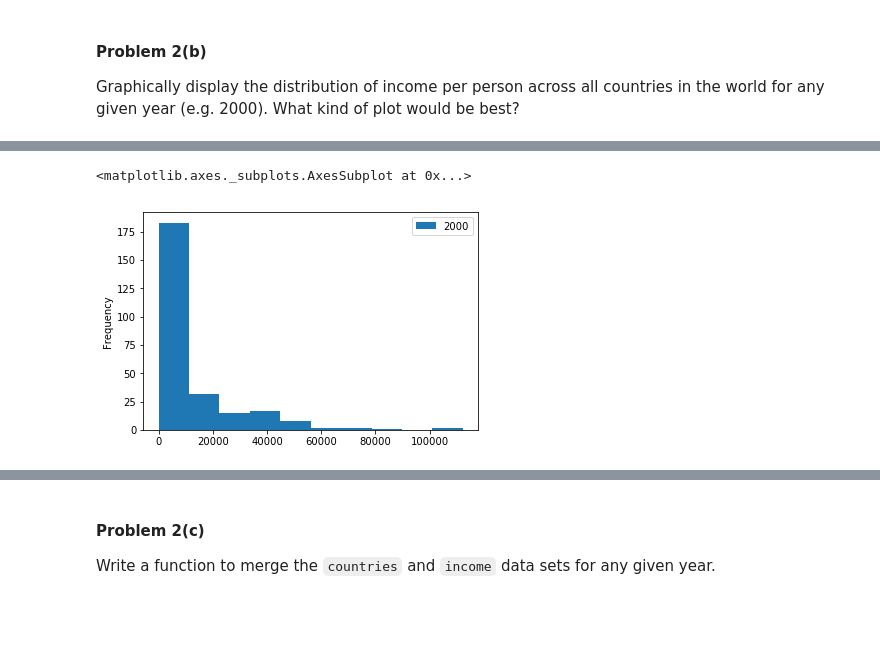
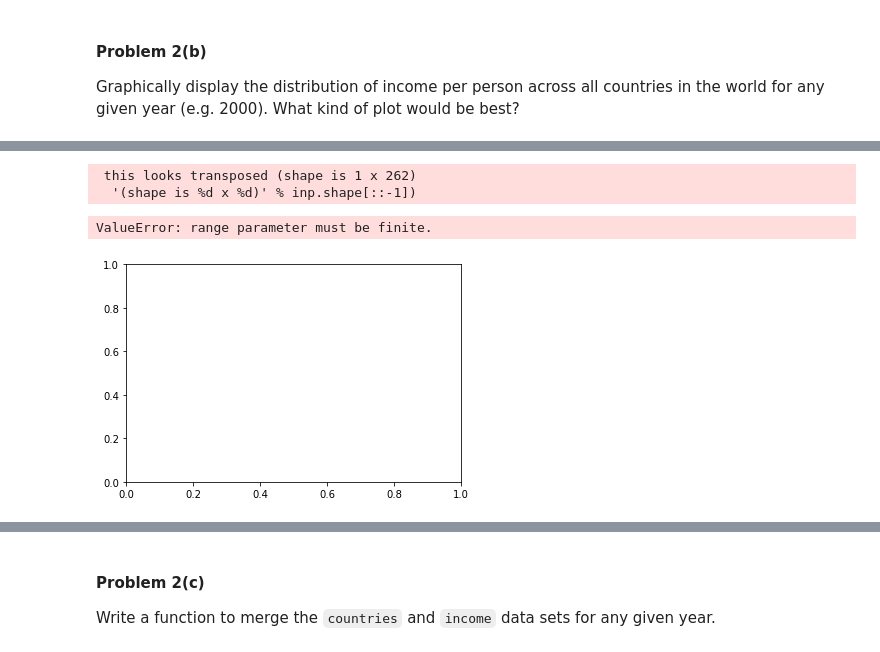
Before and after one commit to artgonline/2014, a Jupyter notebook: homework/HW1.ipynb, the cells around one changed output, grey strips where cells are left out. Saved outputs shown, nothing was run; the diff lists cells and outputs as text; code cells hidden in the pictures; blank space fills up the shorter version.

```diff
--- a/homework/HW1.ipynb
+++ b/homework/HW1.ipynb
@@ -250,8 +267,10 @@ plt.axes().axes.get_xaxis().set_visible(False)
-# %%
-pltdata.plot.hist()
-# %% [output]
-<matplotlib.axes._subplots.AxesSubplot at 0x...>
-[figure, removed]
+# %%
+plt.hist(np.log10(pltdata.values), bins=20)
+# %% [output]
+ this looks transposed (shape is 1 x 262)
+  '(shape is %d x %d)' % inp.shape[::-1])
+ValueError: range parameter must be finite.
+[figure, added]
 # %%
 from pandas.plotting import scatter_matrix
 scatter_matrix(pltdata, alpha=.2, figsize=(6,6))
```
Also changed, not shown: parts of 6 cells of this notebook.
